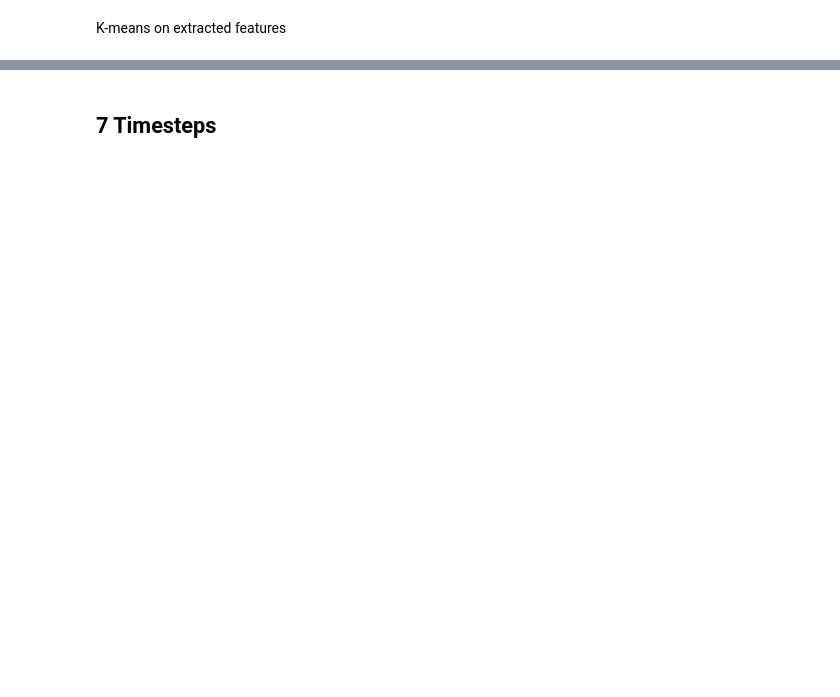
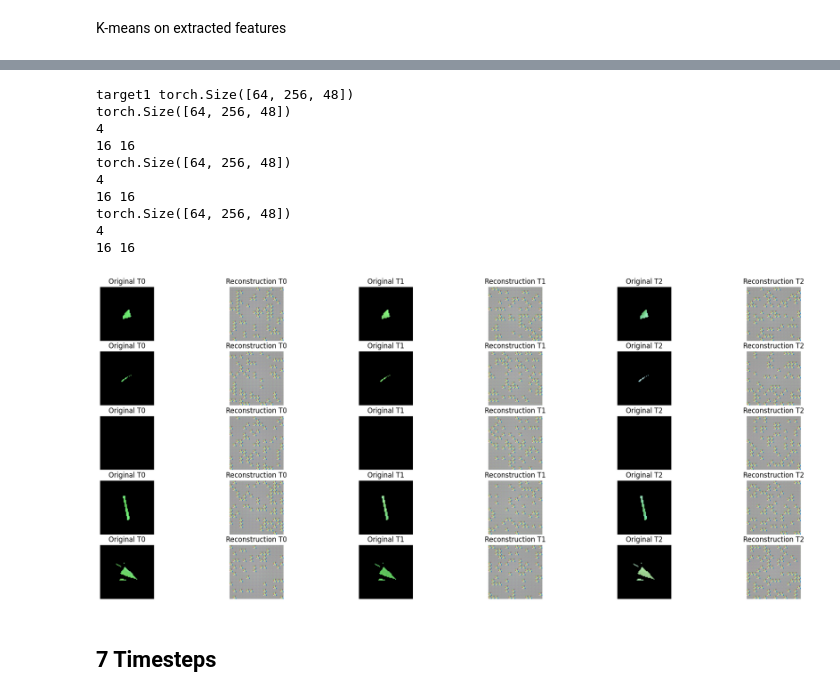
Before and after one commit to bhumikasadbhave/Master-Thesis-SITS, a Jupyter notebook: Modeling/temporal_MAE.ipynb, the cells around one changed output, grey strips where cells are left out. Cells and saved outputs as stored; diff of their text form; code cells hidden in the pictures; blank space fills up the shorter version.

```diff
--- a/Modeling/temporal_MAE.ipynb
+++ b/Modeling/temporal_MAE.ipynb
@@ -142,5 +218,17 @@ print("F2-score",f2)
 # %%
-visualize_reconstructions(trained_model, dataloader_train, device, num_images=5)
+visualize_temporal_reconstructions(trained_model, dataloader_train, device, num_images=5, T=3)
+# %% [output]
+target1 torch.Size([64, 256, 48])
+torch.Size([64, 256, 48])
+4
+16 16
+torch.Size([64, 256, 48])
+4
+16 16
+torch.Size([64, 256, 48])
+4
+16 16
+[figure, added]
 # %% [markdown]
 ## 7 Timesteps
 # %%
```
Also changed, not shown: parts of 26 cells of this notebook, 6 other files.
